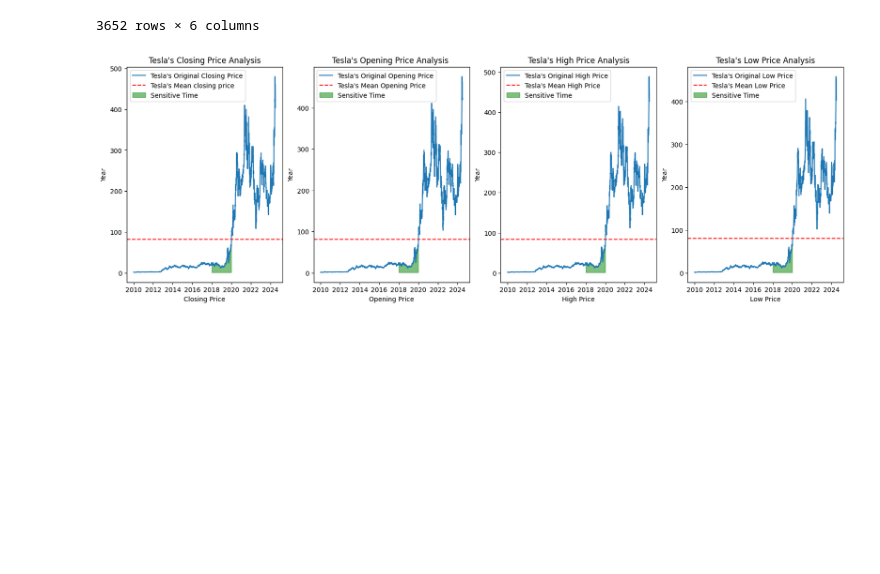
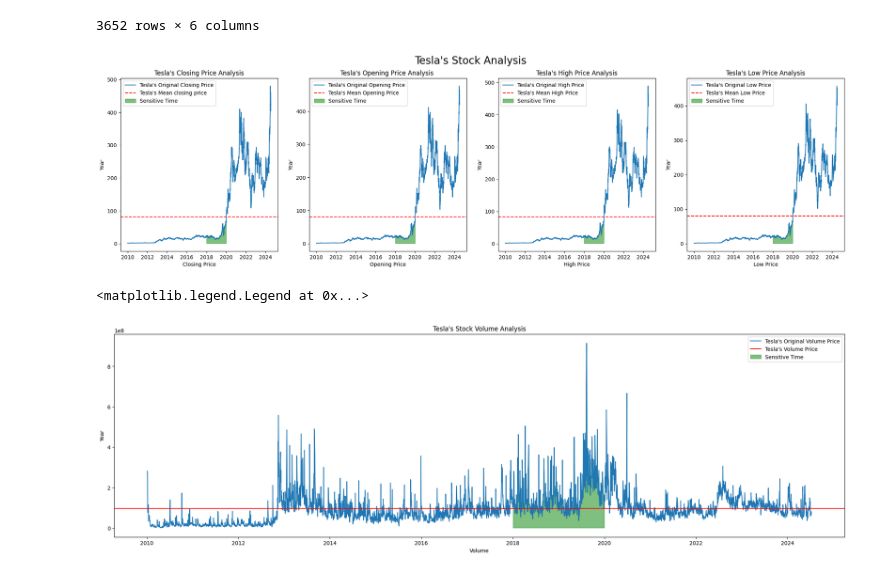
Before and after one commit to tanmaykumarchaki/AI-Driven-Market-Transformation-Analytics, a Jupyter notebook: ai-market-regime-shift-analysis/data_import.ipynb, the cells around one changed output. Saved outputs shown, nothing was run; the diff lists cells and outputs as text; code cells hidden in the pictures; blank space fills up the shorter version.

Commit message:
commit6 ( TESLA Analysis Completed )

```diff
--- a/ai-market-regime-shift-analysis/data_import.ipynb
+++ b/ai-market-regime-shift-analysis/data_import.ipynb
@@ -288,7 +288,9 @@ mask_tesla = ((df2['Date'] >= "2018-01-01") & (df2['Date'] <= "2020-01-01"))
 # %%
 plt.figure(figsize=(25,6))
 
-plt.subplot(1,5,1)
+plt.suptitle("Tesla's Stock Analysis", fontsize = 20)
+
+plt.subplot(1,4,1)
 plt.plot(y_tesla, x_close, label= "Tesla's Original Closing Price")
 plt.axhline(x_close_mean, color = 'r',linestyle ='--', label = "Tesla's Mean closing price")
 plt.fill_between(
@@ -305,7 +307,7 @@ plt.ylabel('Year')
 plt.title("Tesla's Closing Price Analysis")
 
 
-plt.subplot(1,5,2)
+plt.subplot(1,4,2)
 plt.plot(y_tesla, x_open, label = "Tesla's Original Opening Price")
 plt.axhline(x_open_mean, color ='r',linestyle = '--', label = "Tesla's Mean Opening Price")
 plt.fill_between(
@@ -323,7 +325,7 @@ plt.ylabel('Year')
 plt.legend()
 
 
-plt.subplot(1,5,3)
+plt.subplot(1,4,3)
 plt.plot(y_tesla, x_high, label = "Tesla's Original High Price")
 plt.axhline(x_high_mean, color = 'r', linestyle = '--', label = "Tesla's Mean High Price")
 plt.fill_between(
@@ -332,32 +334,66 @@ plt.fill_between(
     where = mask_tesla,
     color = 'g',
     alpha = 0.5,
     label = "Sensitive Time"
 )
 plt.title("Tesla's High Price Analysis")
 plt.xlabel('High Price')
 plt.ylabel('Year')
 plt.legend()
 
-plt.subplot(1,5,4)
+plt.subplot(1,4,4)
 plt.plot(y_tesla,x_low, label= "Tesla's Original Low Price")
 plt.axhline(x_low_mean, color = 'r',linestyle = '--', label = "Tesla's Mean Low Price")
 plt.fill_between(
     y_tesla, x_low,
     min(x_low),
     where=mask_tesla,
     color = 'g',
     alpha = 0.5,
     label = "Sensitive Time"
 
 )
 plt.title("Tesla's Low Price Analysis")
 plt.xlabel('Low Price')
 plt.ylabel('Year')
 plt.legend()
 
+# plt.subplot(1,5,5)
+# plt.plot(y_tesla, x_volume, label = "Tesla's Original Volume Price")
+# plt.axhline(x_volume_mean, color ='r', linestyle = '--', label ="Tesla's Volume Price")
+# plt.fill_between(
+#     y_tesla , x_volume,
+#     min(x_volume),
+#     where=mask_tesla,
+#     color = 'g',
+#     alpha = 0.5,
+#     label = "Sensitive Time"
 
+# )
+# plt.title("Tesla's Stock Volume Analysis")
+# plt.xlabel("Volume")
+# plt.ylabel("Year")
+# plt.legend()
 
 plt.show()
+
+plt.figure(figsize=(25,7))
+plt.plot(y_tesla, x_volume, label = "Tesla's Original Volume Price")
+plt.axhline(x_volume_mean, color ='r', linestyle = '-', label ="Tesla's Volume Price")
+plt.fill_between(
+    y_tesla , x_volume,
+    min(x_volume),
+    where=mask_tesla,
+    color = 'g',
+    alpha = 0.5,
+    label = "Sensitive Time"
+
+)
+plt.title("Tesla's Stock Volume Analysis")
+plt.xlabel("Volume")
+plt.ylabel("Year")
+plt.legend()
 # %% [output]
-[figure, old version]
+[figure, new version]
+<matplotlib.legend.Legend at 0x...>
+[figure, added]
```
